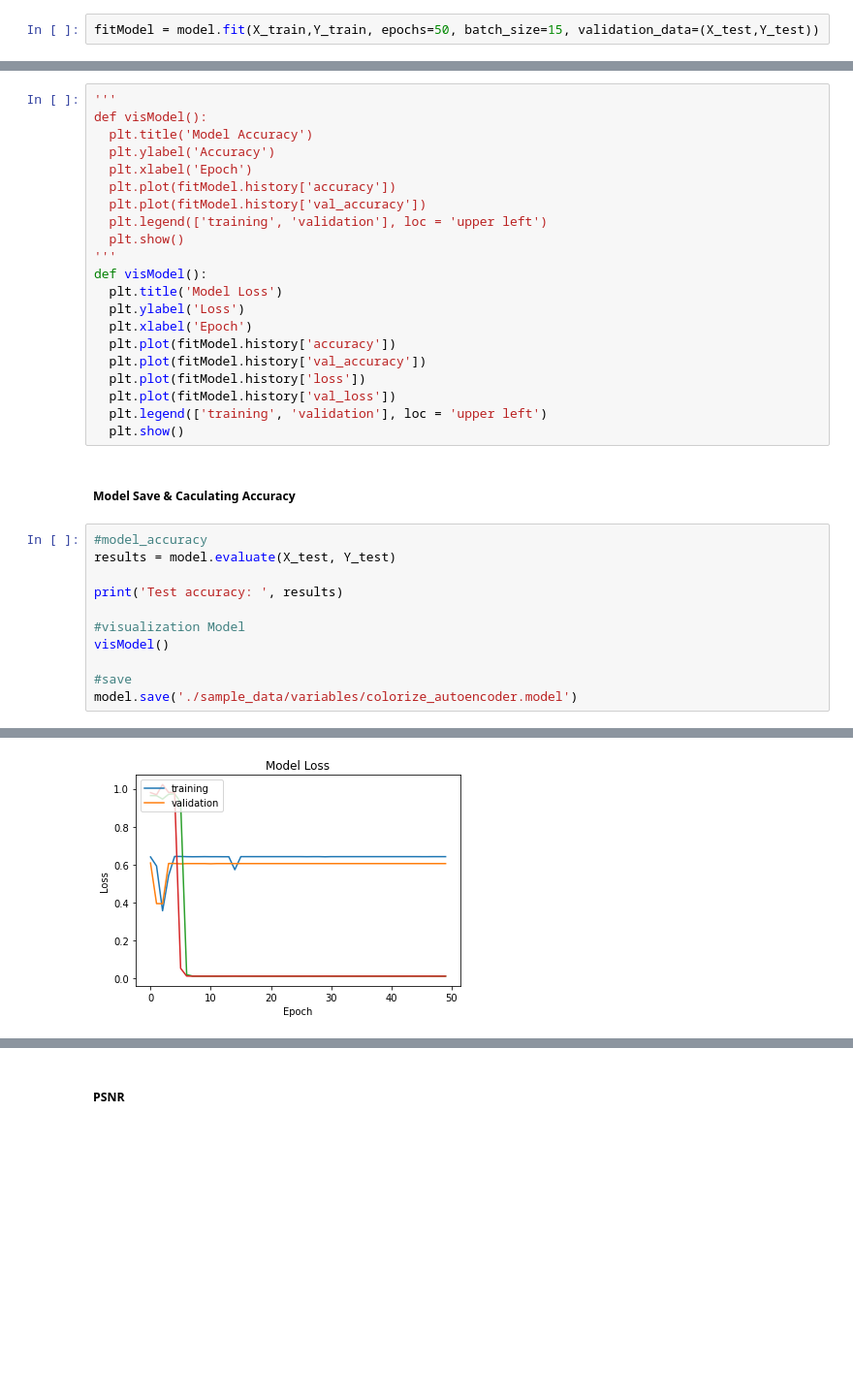
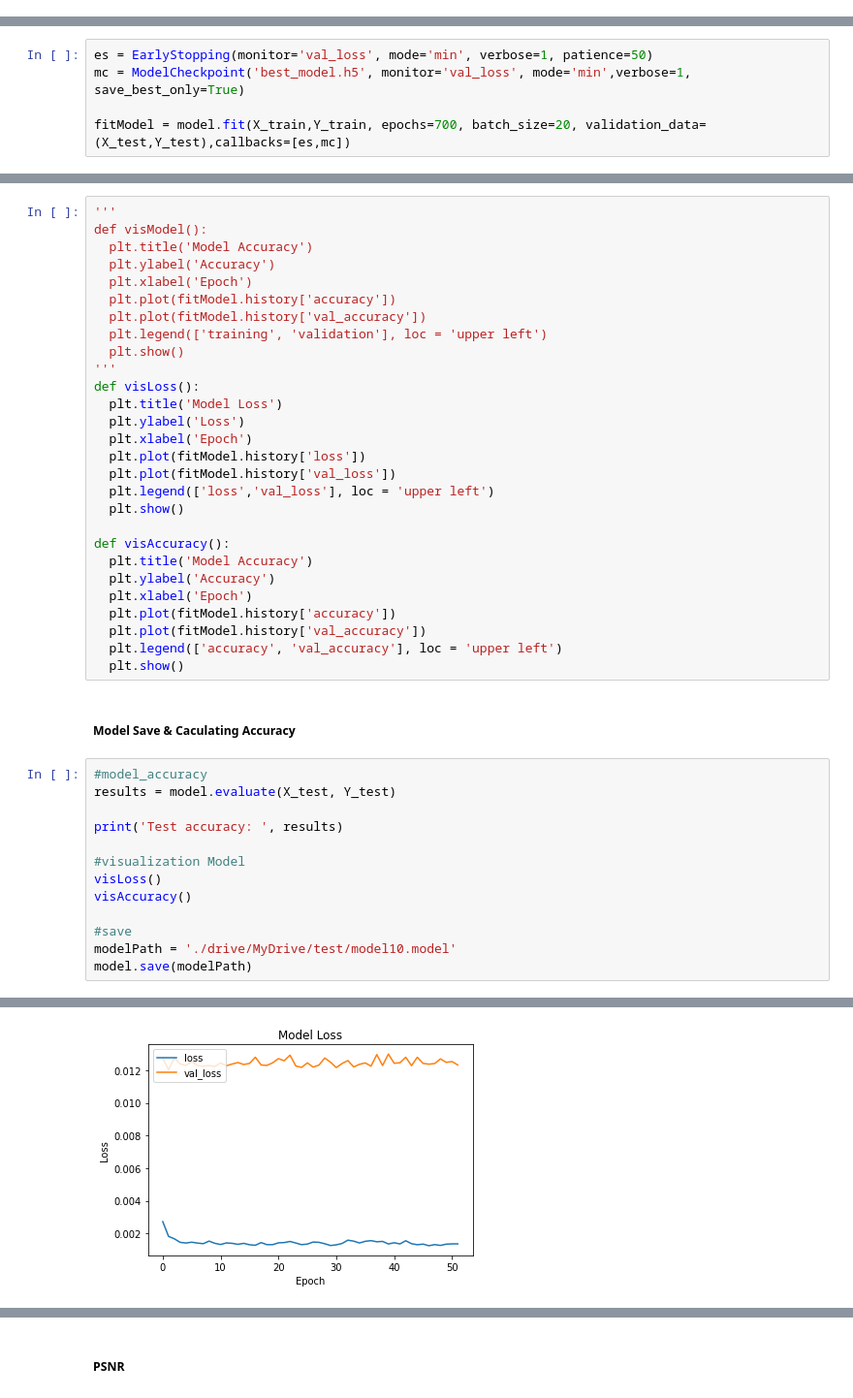
Before and after one commit to Jionee/AI_colorization, a Jupyter notebook: Image_Colorization.ipynb, the cells around one changed output, grey strips where cells are left out. Shown at 97% size. Saved outputs shown, nothing was run; the diff lists cells and outputs as text; blank space fills up the shorter version.

Commit message:
Image Group storage

```diff
--- a/Image_Colorization.ipynb
+++ b/Image_Colorization.ipynb
@@ -142,4 +192,2 @@ ________________________________________________________________________________
 # %% [markdown]
 ##### Model Training
-# %%
-fitModel = model.fit(X_train,Y_train, epochs=50, batch_size=15, validation_data=(X_test,Y_test))
@@ -163,0 +194,5 @@ Epoch 50/50
+# %%
+es = EarlyStopping(monitor='val_loss', mode='min', verbose=1, patience=50)
+mc = ModelCheckpoint('best_model.h5', monitor='val_loss', mode='min',verbose=1, save_best_only=True)
+
+fitModel = model.fit(X_train,Y_train, epochs=700, batch_size=20, validation_data=(X_test,Y_test),callbacks=[es,mc])
@@ -174,15 +227,22 @@ def visModel():
   plt.legend(['training', 'validation'], loc = 'upper left')
   plt.show()
 '''
-def visModel():
+def visLoss():
   plt.title('Model Loss')
   plt.ylabel('Loss')
   plt.xlabel('Epoch')
+  plt.plot(fitModel.history['loss'])
+  plt.plot(fitModel.history['val_loss'])
+  plt.legend(['loss','val_loss'], loc = 'upper left')
+  plt.show()
+
+def visAccuracy():
+  plt.title('Model Accuracy')
+  plt.ylabel('Accuracy')
+  plt.xlabel('Epoch')
   plt.plot(fitModel.history['accuracy'])
   plt.plot(fitModel.history['val_accuracy'])
-  plt.plot(fitModel.history['loss'])
-  plt.plot(fitModel.history['val_loss'])
-  plt.legend(['training', 'validation'], loc = 'upper left')
+  plt.legend(['accuracy', 'val_accuracy'], loc = 'upper left')
   plt.show()
 # %% [markdown]
 ##### Model Save & Caculating Accuracy
@@ -193,8 +253,10 @@ results = model.evaluate(X_test, Y_test)
 print('Test accuracy: ', results)
 
 #visualization Model
-visModel()
+visLoss()
+visAccuracy()
 
 #save
-model.save('./sample_data/variables/colorize_autoencoder.model')
+modelPath = './drive/MyDrive/test/model10.model'
+model.save(modelPath)
 # %% [output]
@@ -203 +265 @@ Test accuracy:  [0.011988634243607521, 0.6054556369781494]
-[figure, old version]
+[figure, new version]
```
Also changed, not shown: parts of 12 cells of this notebook.
